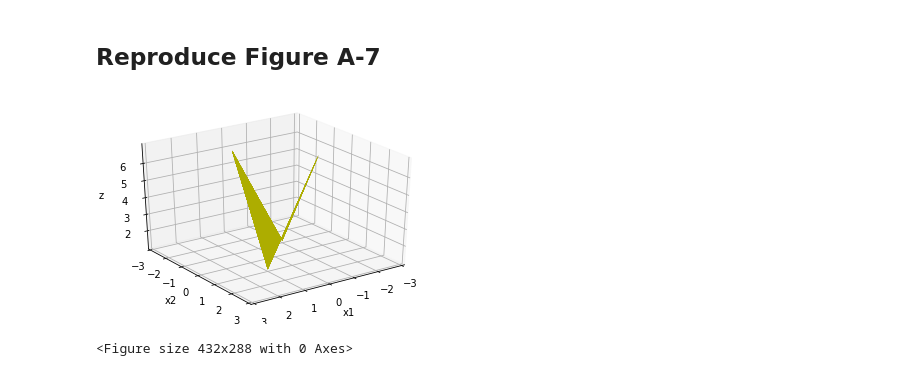
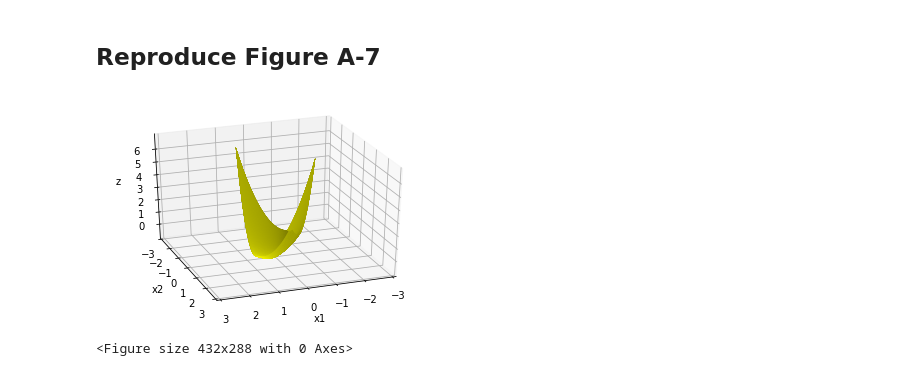
Before and after one commit to gnitnaw/LDL, a Jupyter notebook: stand_alone/aAFig_A7.ipynb, the cells around one changed output. Cells and saved outputs as stored; diff of their text form; code cells hidden in the pictures.

```diff
--- a/stand_alone/aAFig_A7.ipynb
+++ b/stand_alone/aAFig_A7.ipynb
@@ -27,37 +27,34 @@ np.random.seed(1357)
 ## Reproduce Figure A-7
 # %%
 a = 0.5
-b = 1
-rr = 30
+b = 1.414
+rr = 100
 def f(x1, x2, theta):
     return np.power((x1*np.cos(theta)-x2*np.sin(theta))/a,2)+np.power((x1*np.sin(theta)+x2*np.cos(theta))/b,2)-1
 
-x1 = np.array([-1,1])
-x2 = np.array([-1,1])
-th = np.linspace(pi/4-0.1, pi/4+0.1, rr)
+def sigmoid(x):
+    return 1 / (1 + np.exp(-x))
+
+x1 = np.linspace(-1,1,rr)
+x2 = np.linspace(-1,1,rr)
+th = np.linspace(pi/4*0.9, pi/4*1.1, rr)
 
 fig = plt.figure()
 ax = plt.axes(projection='3d')
 X1, X2 = np.meshgrid(x1, x2)
 for i in range(rr):
     Z = f(X1, X2, th[i])
     ax.plot_surface(X1, X2, Z, color='yellow');
 plt.xlim(-3,3)
 plt.ylim(-3,3)
 ax.set_xlabel('x1')
 ax.set_ylabel('x2')
 ax.set_zlabel('z');
-ax.view_init(30, 55)
+ax.view_init(30, 70)
 # %%%%%%%%%%%%%%%%%%%%%%%%%%%%%%%%%%%%%%%%%%%%%%%%%%%%%%%%%%%%%%%%%%%%%%%%%%%
 fig = plt.figure()
-
-#ax = fig.gca(projection='3d')
-#ls = LightSource(azdeg=180, altdeg=65)
-#cols = ls.shade(z, plt.cm.winter)
-#surf = ax.plot_surface(x, y, z, rstride=1, cstride=1, linewidth=0,
-#                       antialiased=False, facecolors=cols)
 plt.show()
 # %%%%%%%%%%%%%%%%%%%%%%%%%%%%%%%%%%%%%%%%%%%%%%%%%%%%%%%%%%%%%%%%%%%%%%%%%%%
 # %% [output]
-[figure, old version]
+[figure, new version]
 <Figure size 432x288 with 0 Axes>
```
